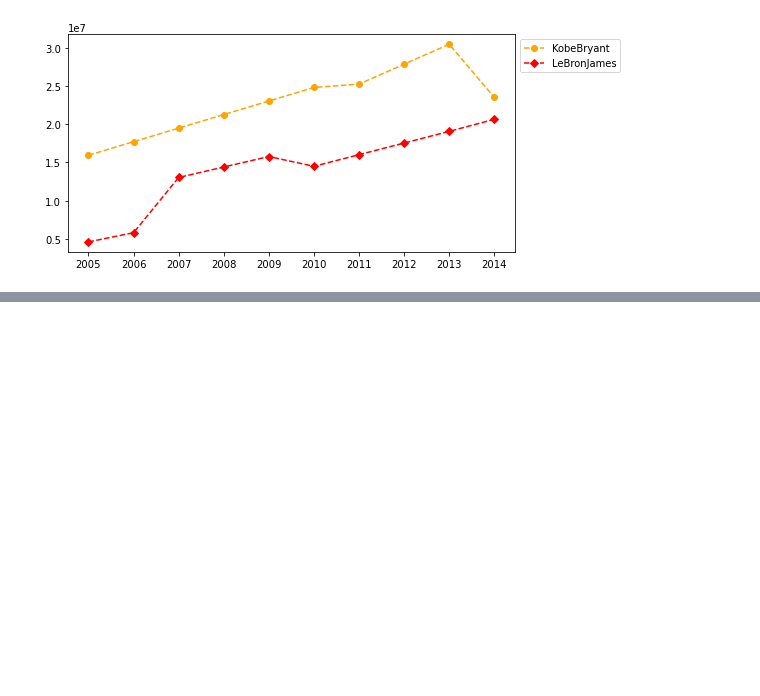
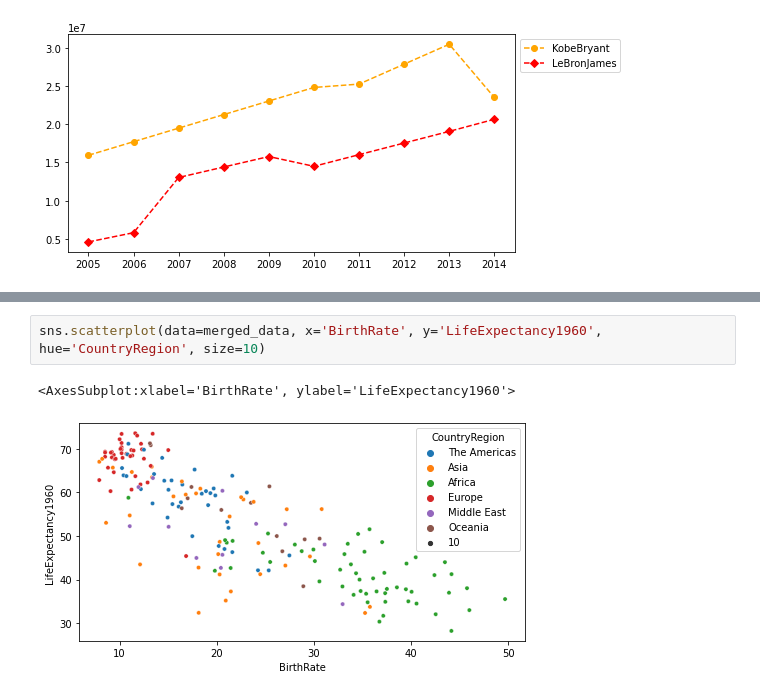
Before and after one commit to sancara/python-a-z, a Jupyter notebook: Exercises.ipynb, the cells around one changed output, grey strips where cells are left out. Drawn from its saved outputs; the diff is of its cells as text; blank space fills up the shorter version.

```diff
--- a/Exercises.ipynb
+++ b/Exercises.ipynb
@@ -441,0 +520,5 @@ Index(['CountryName', 'CountryCode', 'BirthRate', 'InternetUsers',
+# %%
+sns.scatterplot(data=merged_data, x='BirthRate', y='LifeExpectancy1960', hue='CountryRegion', size=10)
+# %% [output]
+<AxesSubplot:xlabel='BirthRate', ylabel='LifeExpectancy1960'>
+[figure, added]
```
Also changed, not shown: parts of 34 cells of this notebook.
